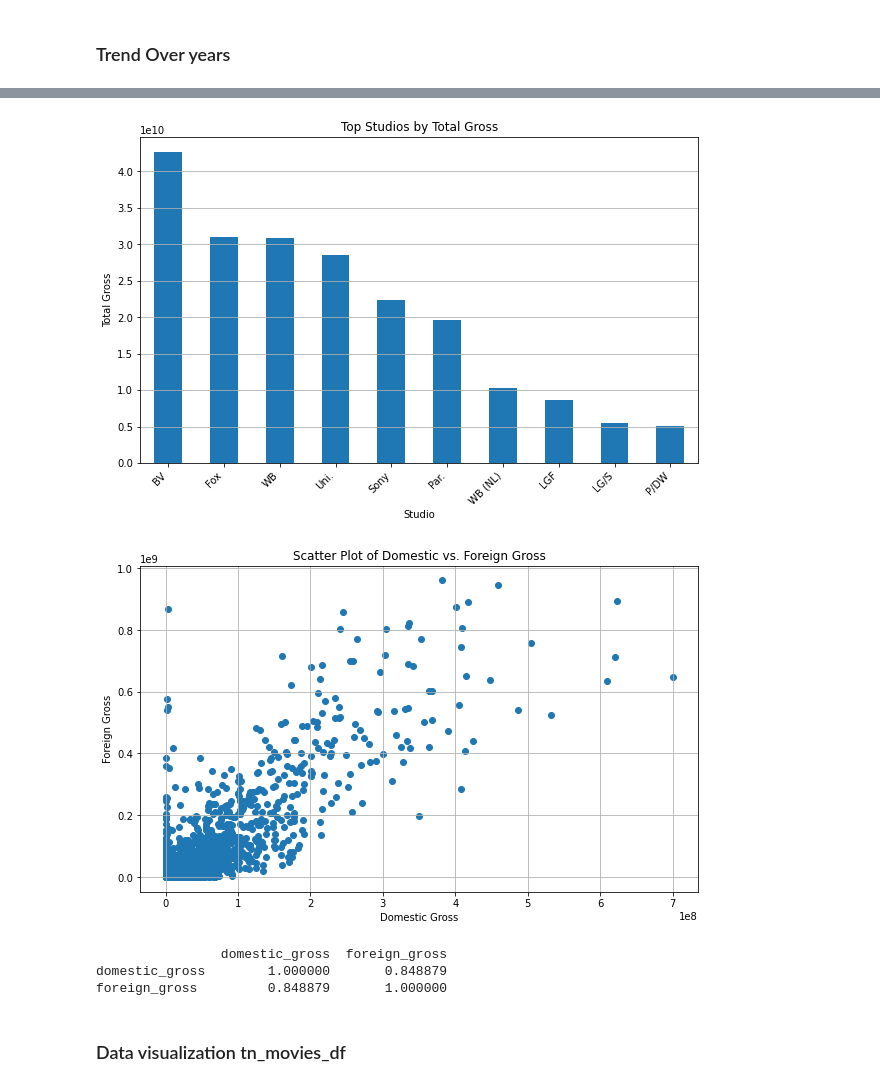
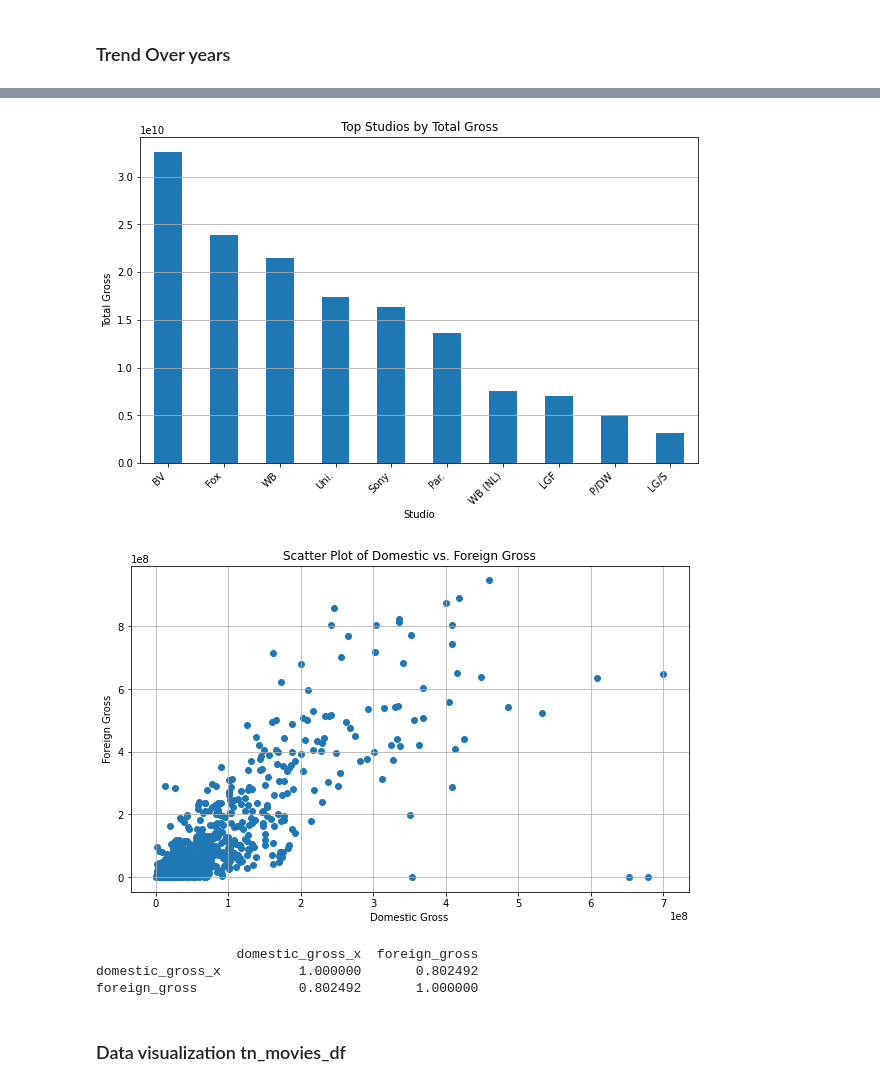
Before and after one commit to Sharon-Chebet/DS_Project_Phase_1, a Jupyter notebook: project.ipynb, the cells around one changed output, grey strips where cells are left out. Cells and saved outputs as stored; diff of their text form; code cells hidden in the pictures.

```diff
--- a/project.ipynb
+++ b/project.ipynb
@@ -329,0 +413,3 @@ tn_movies_df.describe()
+# %%
+# Assuming domestic_gross_x is rounded to the nearest integer
+df['domestic_gross_y_rounded'] = df['domestic_gross_y'].apply(lambda x: round(x / 100000) * 100000)
@@ -329,0 +429,7 @@ tn_movies_df.describe()
+# %%
+# Lets drop the rows with different entries
+Cleaned_dataset_df = df[df['domestic_gross_x'] == df['domestic_gross_y_rounded']]
+
+# Print the filtered DataFrame
+#print(filtered_df)
+Cleaned_dataset_df.head()
@@ -329,0 +463,17 @@ tn_movies_df.describe()
+# %%
+# Remove non-numeric characters (e.g., dollar signs) from the production_budget, domestic_gross,and world wide gross  columns
+Cleaned_dataset_df['production_budget'] = Cleaned_dataset_df['production_budget'].replace('[\$,]', '', regex=True)
+#Cleaned_dataset_df['domestic_gross_x'] =Cleaned_dataset_df['domestic_gross_x'].replace('[\$,]', '', regex=True)
+Cleaned_dataset_df['worldwide_gross'] = Cleaned_dataset_df['worldwide_gross'].replace('[\$,]', '', regex=True)
+Cleaned_dataset_df['foreign_gross'] = Cleaned_dataset_df['foreign_gross'].replace('[\$,]', '', regex=True)
+Cleaned_dataset_df['total_gross'] = Cleaned_dataset_df['worldwide_gross'].replace('[\$,]', '', regex=True)
+
+Cleaned_dataset_df['profit'] = Cleaned_dataset_df['worldwide_gross'].replace('[\$,]', '', regex=True)
+# %%
+# Convert the production_budget, domestic_gross,and world wide gross  columns to integers
+Cleaned_dataset_df['production_budget'] = pd.to_numeric(Cleaned_dataset_df['production_budget'], errors='coerce').astype('Int64')
+#Cleaned_dataset_df['domestic_gross_x'] = pd.to_numeric(Cleaned_dataset_df['domestic_gross_x'], errors='coerce').astype('Int64')
+Cleaned_dataset_df['worldwide_gross'] = pd.to_numeric(Cleaned_dataset_df['worldwide_gross'], errors='coerce').astype('Int64')
+Cleaned_dataset_df['total_gross'] = pd.to_numeric(Cleaned_dataset_df['total_gross'], errors='coerce').astype('Int64')
+Cleaned_dataset_df['profit'] = pd.to_numeric(Cleaned_dataset_df['profit'], errors='coerce').astype('Int64')
+Cleaned_dataset_df['foreign_gross'] = pd.to_numeric(Cleaned_dataset_df['foreign_gross'], errors='coerce').astype('Int64')
@@ -370,6 +607,6 @@ plt.show()
 # %%
 # Bar plot of top studios by total gross
-top_studio_gross =bom_movie_df.groupby('studio')['total_gross'].sum().nlargest(10)
+top_studio_gross =Cleaned_dataset_df.groupby('studio')['total_gross'].sum().nlargest(10)
 plt.figure(figsize=(10, 6))
 top_studio_gross.plot(kind='bar')
 plt.xlabel('Studio')
@@ -379,25 +616,25 @@ plt.xticks(rotation=45, ha='right')
 plt.grid(axis='y')
 plt.show()
 # %% [output]
-[figure, old version]
+[figure, new version]
 # %%
 # Scatter plot of domestic vs. foreign gross
 plt.figure(figsize=(10, 6))
-plt.scatter(bom_movie_df['domestic_gross'], bom_movie_df['foreign_gross'])
+plt.scatter(Cleaned_dataset_df['domestic_gross_x'], Cleaned_dataset_df['foreign_gross'])
 plt.xlabel('Domestic Gross')
 plt.ylabel('Foreign Gross')
 plt.title('Scatter Plot of Domestic vs. Foreign Gross')
 plt.grid(True)
 plt.show()
 
 # Calculate correlation
-correlation = bom_movie_df[['domestic_gross', 'foreign_gross']].corr()
+correlation = Cleaned_dataset_df[['domestic_gross_x', 'foreign_gross']].corr()
 print(correlation)
 # %% [output]
-[figure, old version]
+[figure, new version]
-                domestic_gross  foreign_gross
-domestic_gross        1.000000       0.848879
-foreign_gross         0.848879       1.000000
+                  domestic_gross_x  foreign_gross
+domestic_gross_x          1.000000       0.802492
+foreign_gross             0.802492       1.000000
 # %% [markdown]
 ### Data visualization tn_movies_df
 # %% [markdown]
```
Also changed, not shown: parts of 39 cells of this notebook.
